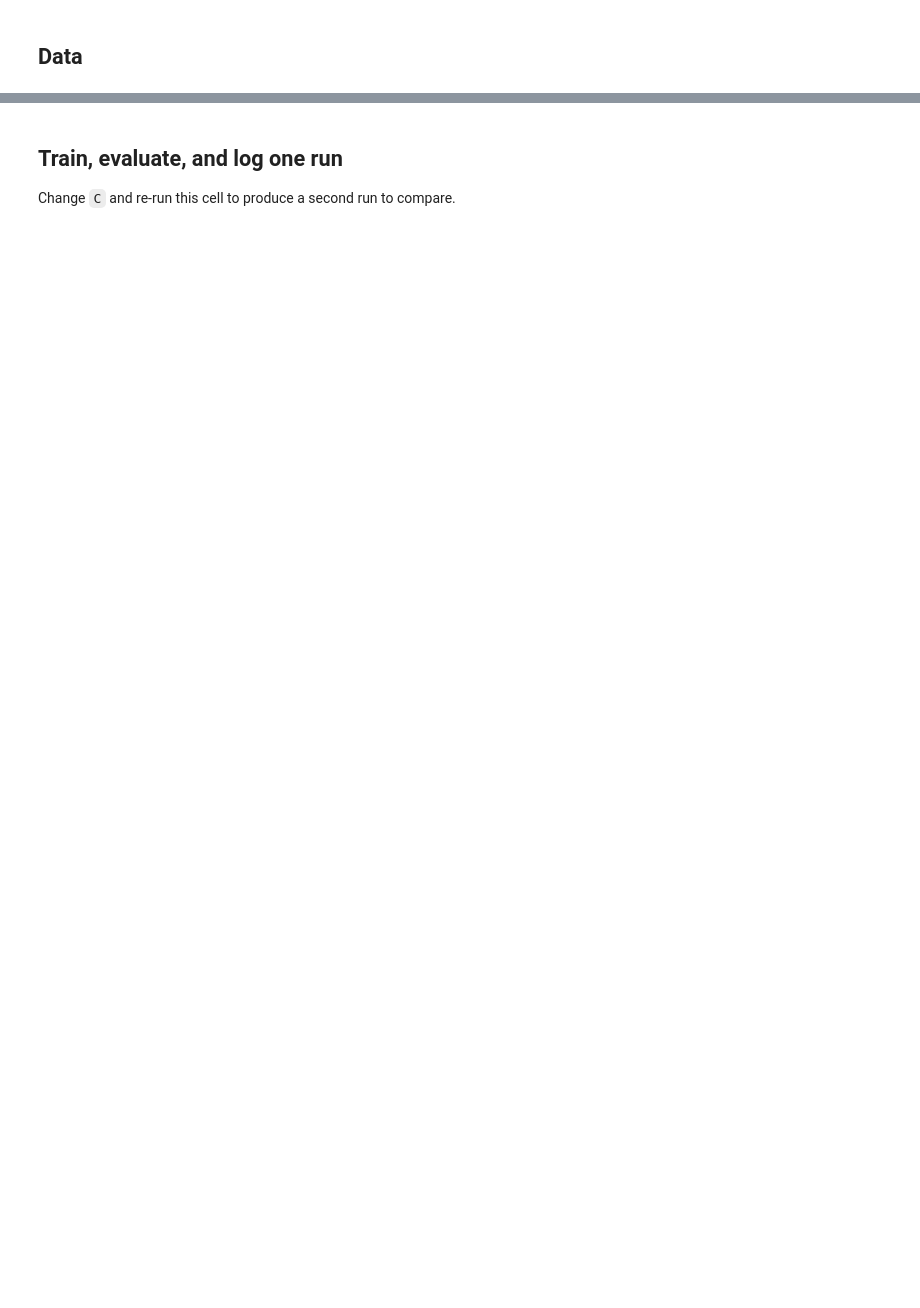
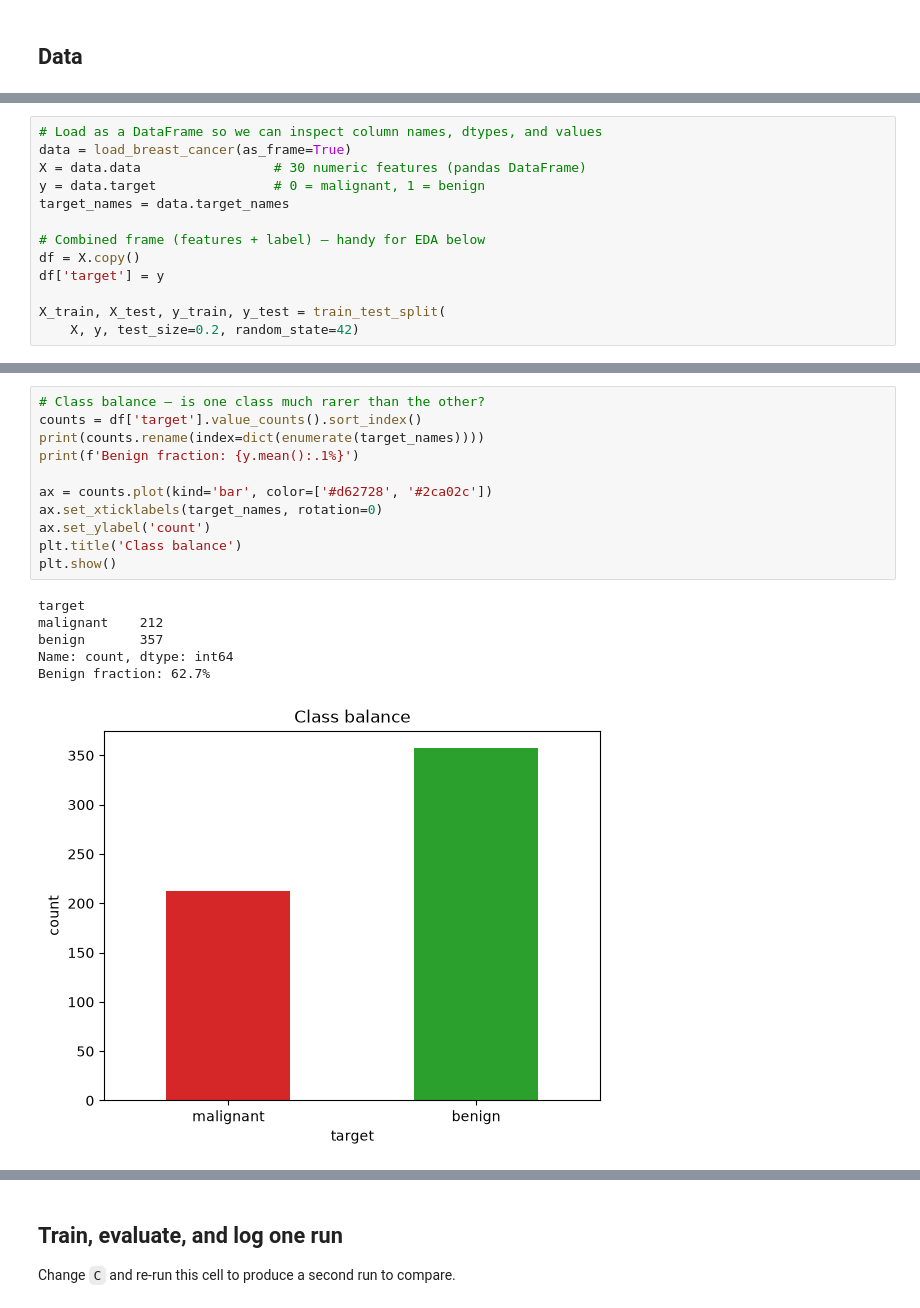
Before and after one commit to JienWeng/mlops-tutorial, a Jupyter notebook: notebook.ipynb, the cells around one changed output, grey strips where cells are left out. Cells and saved outputs as stored; diff of their text form; blank space fills up the shorter version.

```diff
--- a/notebook.ipynb
+++ b/notebook.ipynb
@@ -35,0 +34,13 @@ X_train, X_test, y_train, y_test = train_test_split(
+# %%
+# Load as a DataFrame so we can inspect column names, dtypes, and values
+data = load_breast_cancer(as_frame=True)
+X = data.data                 # 30 numeric features (pandas DataFrame)
+y = data.target               # 0 = malignant, 1 = benign
+target_names = data.target_names
+
+# Combined frame (features + label) — handy for EDA below
+df = X.copy()
+df['target'] = y
+
+X_train, X_test, y_train, y_test = train_test_split(
+    X, y, test_size=0.2, random_state=42)
@@ -35,0 +121,18 @@ X_train, X_test, y_train, y_test = train_test_split(
+# %%
+# Class balance — is one class much rarer than the other?
+counts = df['target'].value_counts().sort_index()
+print(counts.rename(index=dict(enumerate(target_names))))
+print(f'Benign fraction: {y.mean():.1%}')
+
+ax = counts.plot(kind='bar', color=['#d62728', '#2ca02c'])
+ax.set_xticklabels(target_names, rotation=0)
+ax.set_ylabel('count')
+plt.title('Class balance')
+plt.show()
+# %% [output]
+target
+malignant    212
+benign       357
+Name: count, dtype: int64
+Benign fraction: 62.7%
+[figure, added]
```
Also changed, not shown: parts of 9 cells of this notebook, 1 other file.
